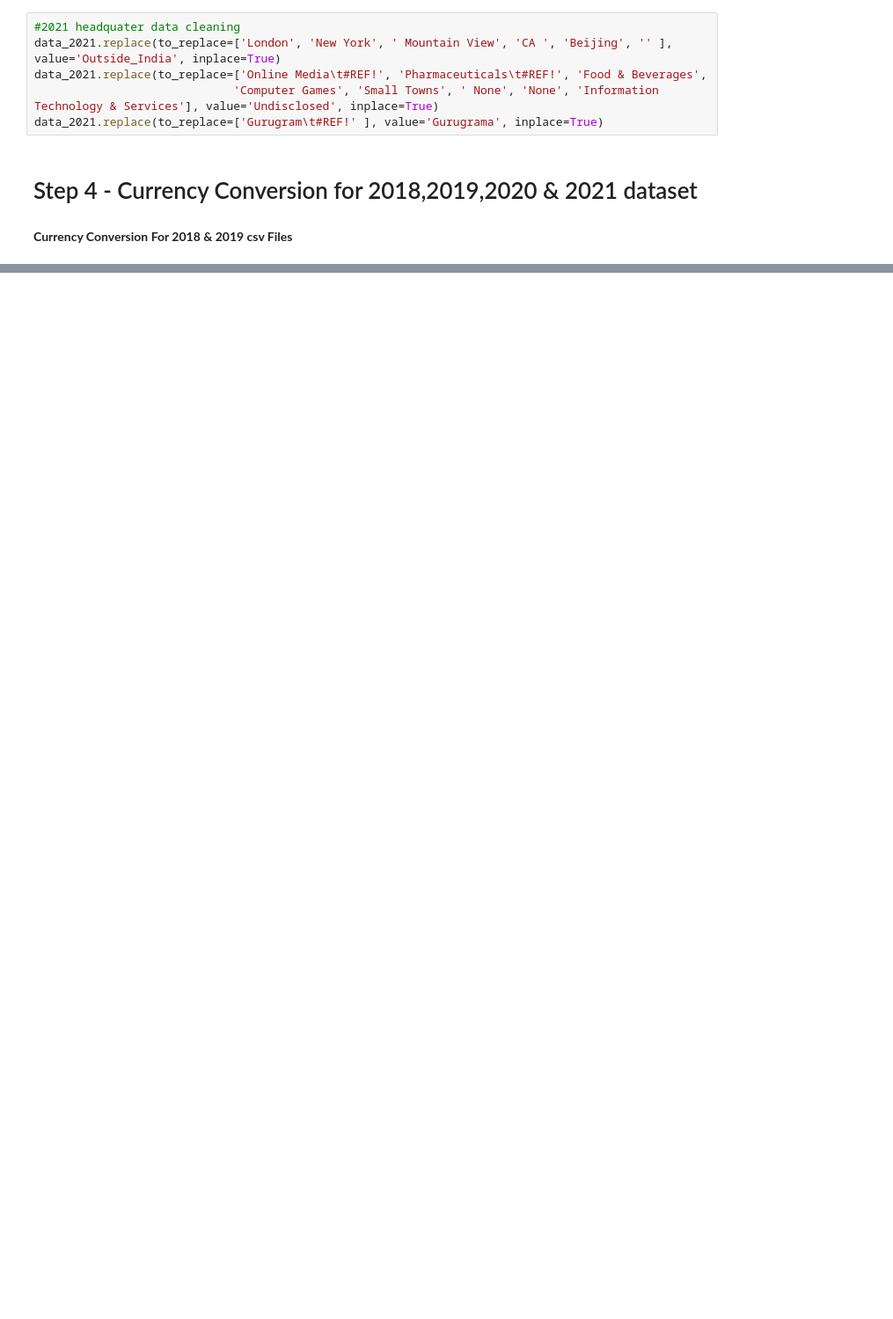
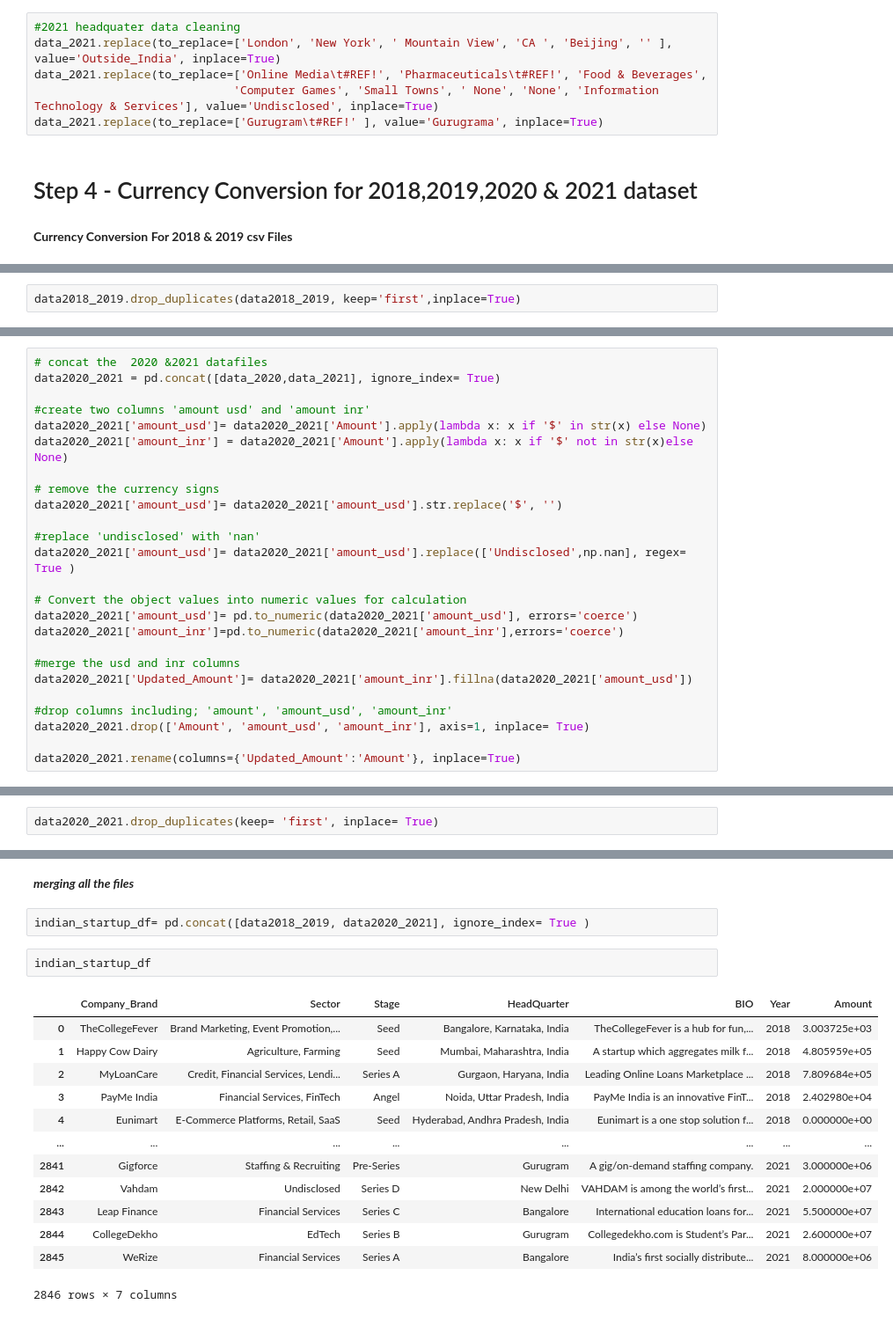
Before and after one commit to valentinewawira-o/LP1-learner, a Jupyter notebook: notebook.ipynb, the cells around one changed output, grey strips where cells are left out. Shown at 88% size. Saved outputs shown, nothing was run; the diff lists cells and outputs as text; blank space fills up the shorter version.

```diff
--- a/notebook.ipynb
+++ b/notebook.ipynb
@@ -421,0 +498,2 @@ df18_19['Updated_Amount'] = df18_19['amount_inr'].fillna(df18_19['amount_usd'])
+# %%
+data2018_2019.drop_duplicates(data2018_2019, keep='first',inplace=True)
@@ -421,0 +507,25 @@ df18_19['Updated_Amount'] = df18_19['amount_inr'].fillna(df18_19['amount_usd'])
+# %%
+# concat the  2020 &2021 datafiles
+data2020_2021 = pd.concat([data_2020,data_2021], ignore_index= True)
+
+#create two columns 'amount usd' and 'amount inr'
+data2020_2021['amount_usd']= data2020_2021['Amount'].apply(lambda x: x if '$' in str(x) else None)
+data2020_2021['amount_inr'] = data2020_2021['Amount'].apply(lambda x: x if '$' not in str(x)else None)
+
+# remove the currency signs
+data2020_2021['amount_usd']= data2020_2021['amount_usd'].str.replace('$', '')
+
+#replace 'undisclosed' with 'nan'
+data2020_2021['amount_usd']= data2020_2021['amount_usd'].replace(['Undisclosed',np.nan], regex= True )
+
+# Convert the object values into numeric values for calculation
+data2020_2021['amount_usd']= pd.to_numeric(data2020_2021['amount_usd'], errors='coerce')
+data2020_2021['amount_inr']=pd.to_numeric(data2020_2021['amount_inr'],errors='coerce')
+
+#merge the usd and inr columns
+data2020_2021['Updated_Amount']= data2020_2021['amount_inr'].fillna(data2020_2021['amount_usd'])
+
+#drop columns including; 'amount', 'amount_usd', 'amount_inr'
+data2020_2021.drop(['Amount', 'amount_usd', 'amount_inr'], axis=1, inplace= True)
+
+data2020_2021.rename(columns={'Updated_Amount':'Amount'}, inplace=True)
@@ -421,0 +546,2 @@ df18_19['Updated_Amount'] = df18_19['amount_inr'].fillna(df18_19['amount_usd'])
+# %%
+data2020_2021.drop_duplicates(keep= 'first', inplace= True)
@@ -421,0 +582,20 @@ df18_19['Updated_Amount'] = df18_19['amount_inr'].fillna(df18_19['amount_usd'])
+# %% [markdown]
+<b><i> merging all the files
+# %%
+indian_startup_df= pd.concat([data2018_2019, data2020_2021], ignore_index= True )
+# %%
+indian_startup_df
+# %% [output]
+|  | Company_Brand | Sector | Stage | HeadQuarter | BIO | Year | Amount |
+| 0 | TheCollegeFever | Brand Marketing, Event Promotion,... | Seed | Bangalore, Karnataka, India | TheCollegeFever is a hub for fun,... | 2018 | 3.003725e+03 |
+| 1 | Happy Cow Dairy | Agriculture, Farming | Seed | Mumbai, Maharashtra, India | A startup which aggregates milk f... | 2018 | 4.805959e+05 |
+| 2 | MyLoanCare | Credit, Financial Services, Lendi... | Series A | Gurgaon, Haryana, India | Leading Online Loans Marketplace ... | 2018 | 7.809684e+05 |
+| 3 | PayMe India | Financial Services, FinTech | Angel | Noida, Uttar Pradesh, India | PayMe India is an innovative FinT... | 2018 | 2.402980e+04 |
+| 4 | Eunimart | E-Commerce Platforms, Retail, SaaS | Seed | Hyderabad, Andhra Pradesh, India | Eunimart is a one stop solution f... | 2018 | 0.000000e+00 |
+| ... | ... | ... | ... | ... | ... | ... | ... |
+| 2841 | Gigforce | Staffing & Recruiting | Pre-Series | Gurugram | A gig/on-demand staffing company. | 2021 | 3.000000e+06 |
+| 2842 | Vahdam | Undisclosed | Series D | New Delhi | VAHDAM is among the world’s first... | 2021 | 2.000000e+07 |
+| 2843 | Leap Finance | Financial Services | Series C | Bangalore | International education loans for... | 2021 | 5.500000e+07 |
+| 2844 | CollegeDekho | EdTech | Series B | Gurugram | Collegedekho.com is Student’s Par... | 2021 | 2.600000e+07 |
+| 2845 | WeRize | Financial Services | Series A | Bangalore | India’s first socially distribute... | 2021 | 8.000000e+06 |
+2846 rows × 7 columns
```
Also changed, not shown: parts of 34 cells of this notebook.
